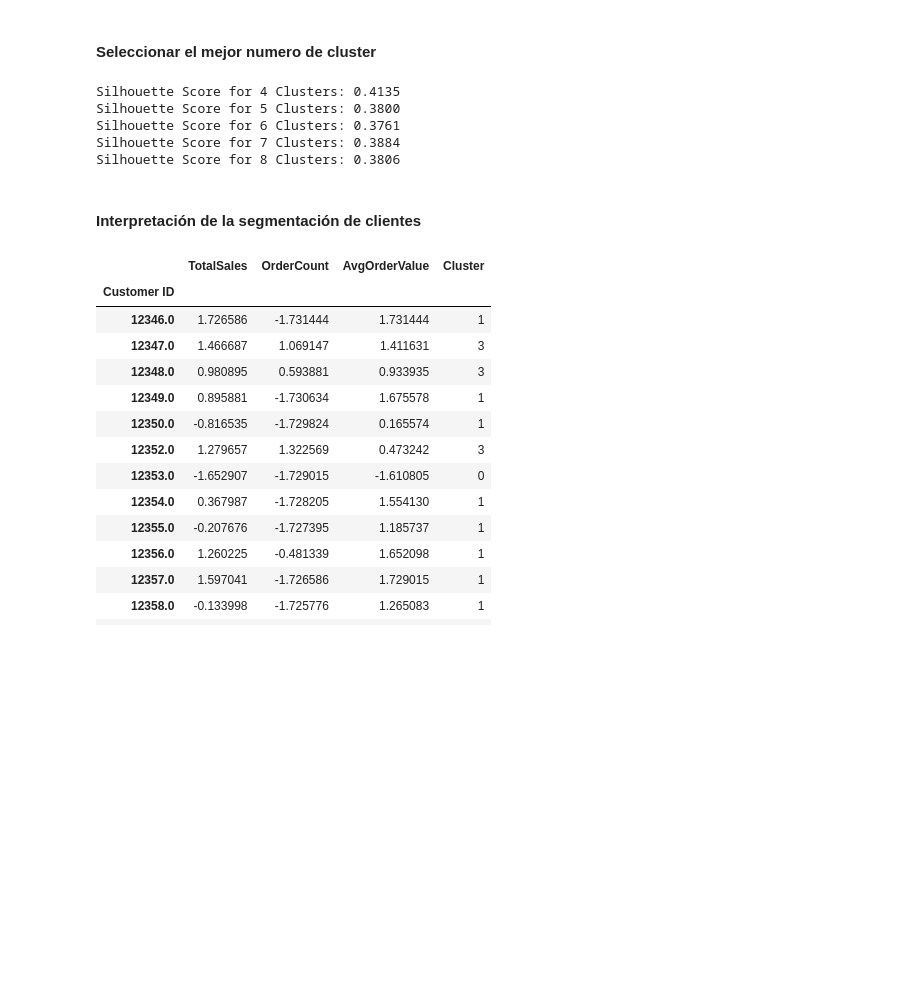
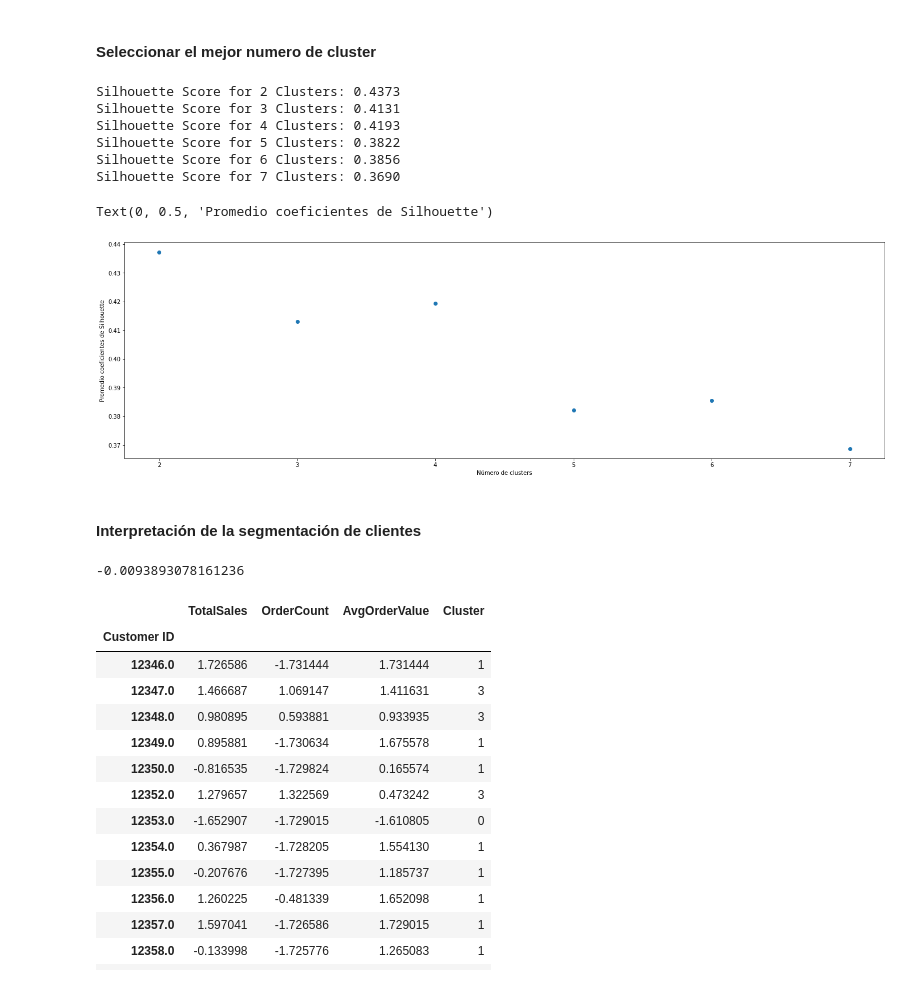
Before and after one commit to hcgalvan/UNSAM-Machine-Learning-on-Economics, a Jupyter notebook: TP-EcoData-Borrador.ipynb, the cells around one changed output. Drawn from its saved outputs; the diff is of its cells as text; code cells hidden in the pictures; blank space fills up the shorter version.

```diff
--- a/TP-EcoData-Borrador.ipynb
+++ b/TP-EcoData-Borrador.ipynb
@@ -1036,19 +1073,36 @@ graficar_cluster(four_cluster_df)
 # %% [markdown]
 #### Seleccionar el mejor numero de cluster
 # %%
-for n_cluster in [4,5,6,7,8]:
-    kmeans = KMeans(n_clusters=n_cluster).fit(
+# Creamos una lista para guardar de los coeficientes de silhouette para cada valor de k
+silhouette_coefficients = []
+
+for n_cluster in range(2, 8):
+    kmeans = KMeans(n_clusters=n_cluster)
+    kmeans.fit(
         normalized_df[['TotalSales', 'OrderCount', 'AvgOrderValue']]
     )
     silhouette_avg = silhouette_score(
         normalized_df[['TotalSales', 'OrderCount', 'AvgOrderValue']],
         kmeans.labels_
     )
+    silhouette_coefficients.append(silhouette_avg)
 
     print('Silhouette Score for %i Clusters: %0.4f' % (n_cluster, silhouette_avg))
 # %% [output]
-Silhouette Score for 4 Clusters: 0.4135
-Silhouette Score for 5 Clusters: 0.3800
-Silhouette Score for 6 Clusters: 0.3761
-Silhouette Score for 7 Clusters: 0.3884
-Silhouette Score for 8 Clusters: 0.3806
+Silhouette Score for 2 Clusters: 0.4373
+Silhouette Score for 3 Clusters: 0.4131
+Silhouette Score for 4 Clusters: 0.4193
+Silhouette Score for 5 Clusters: 0.3822
+Silhouette Score for 6 Clusters: 0.3856
+Silhouette Score for 7 Clusters: 0.3690
+# %%
+fig, ax = plt.subplots(figsize = (24, 7))
+
+# estas lineas son el grafico de SSEvsK
+ax.scatter(range(2, 8), silhouette_coefficients)
+ax.set_xticks(range(2, 8))
+ax.set_xlabel("Número de clusters")
+ax.set_ylabel("Promedio coeficientes de Silhouette")
+# %% [output]
+Text(0, 0.5, 'Promedio coeficientes de Silhouette')
+[figure, added]
@@ -1061,6 +1117,15 @@ kmeans = KMeans(n_clusters=4).fit(
 # %%
 four_cluster_df = normalized_df[['TotalSales', 'OrderCount', 'AvgOrderValue']].copy(deep=True)
 four_cluster_df['Cluster'] = kmeans.labels_
+# %%
+kklabels = kmeans.labels_
+kkklabels = kklabels.copy()
+
+np.random.shuffle(kkklabels)
+
+silhouette_score(four_cluster_df , kkklabels)
+# %% [output]
+-0.0093893078161236
 # %%
 four_cluster_df.head(15)
 # %% [output]
```
Also changed, not shown: parts of 27 cells of this notebook, 17 other files.
